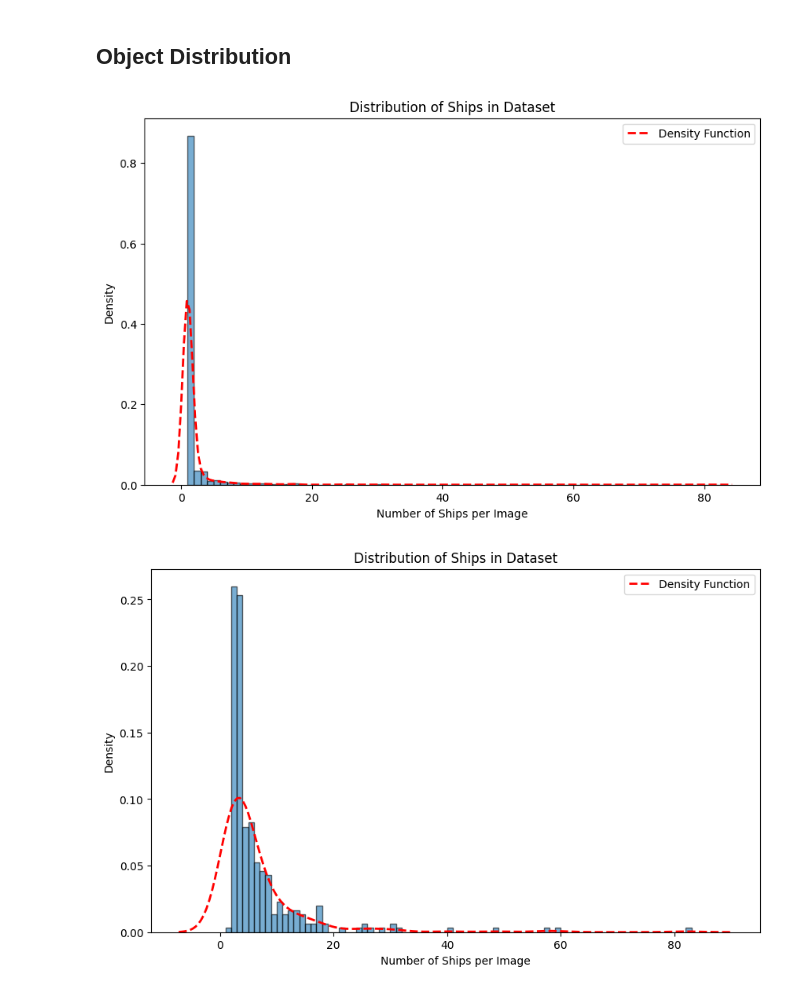
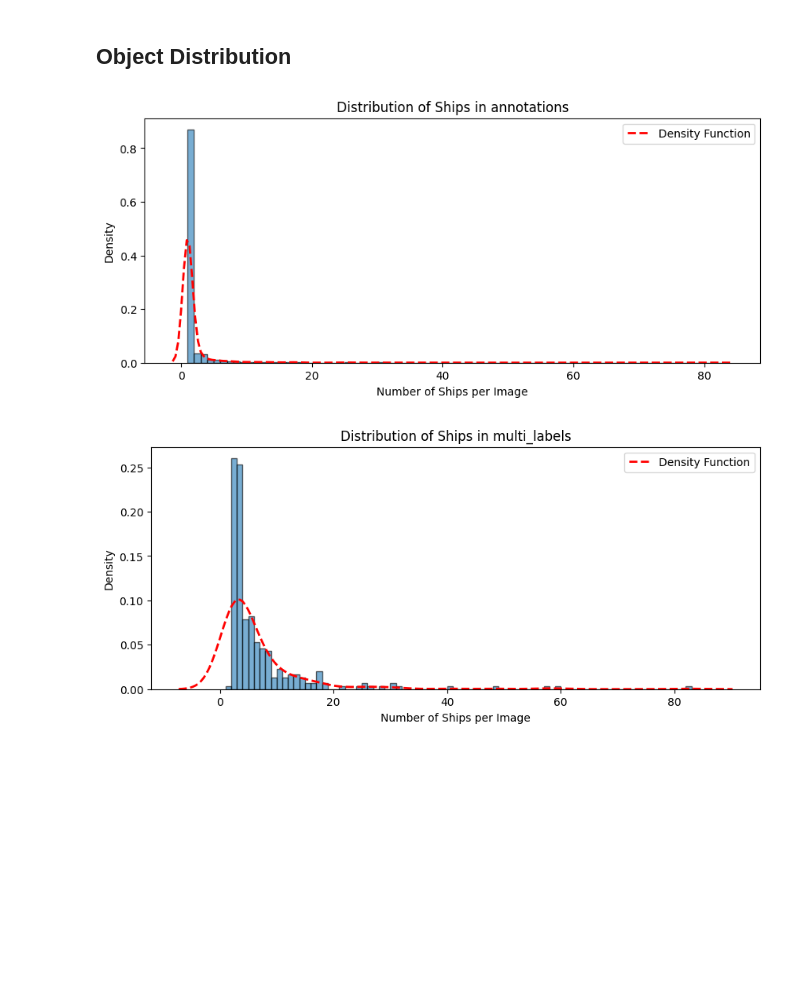
Before and after one commit to ElanoBeer/synthetic-satellite-pipeline, a Jupyter notebook: notebooks/masativ2_testing.ipynb, the cells around one changed output. Cells and saved outputs as stored; diff of their text form; code cells hidden in the pictures; blank space fills up the shorter version.

Commit message:
update eda - ship counts

```diff
--- a/notebooks/masativ2_testing.ipynb
+++ b/notebooks/masativ2_testing.ipynb
@@ -104,41 +104,41 @@ def parse_voc_xml(xml_path):
 def create_ship_histogram(xml_folder):
     ship_counts = []
 
     # Loop over all XML files in the folder
     for xml_file in tqdm(os.listdir(xml_folder)):
         if xml_file.endswith('.xml'):
             xml_path = os.path.join(xml_folder, xml_file)
             _, class_labels = parse_voc_xml(xml_path)
 
             # Count the number of ships in this XML
             ship_count = len(class_labels)
             ship_counts.append(ship_count)
 
     # Create histogram
-    plt.figure(figsize=(10, 6))
+    plt.figure(figsize=(10, 4))
     plt.hist(ship_counts, bins=range(min(ship_counts), max(ship_counts) + 2), edgecolor='black', density=True, alpha=0.6)
 
     # Add KDE density plot
     sns.kdeplot(ship_counts, color='red', linestyle='--', linewidth=2, label='Density Function')
 
     # Add labels and title
-    plt.title('Distribution of Ships in Dataset')
+    plt.title(f'Distribution of Ships in {os.path.basename(xml_folder)}')
     plt.xlabel('Number of Ships per Image')
     plt.ylabel('Density')
     plt.legend()
 
     # Show plot
     plt.show()
 
 xml_folder = "E:/Datasets/masati-thesis/annotations"
 create_ship_histogram(xml_folder)
 # %% [output]
-[figure, old version]
+[figure, new version]
 # %%
 xml_folder = "E:/Datasets/MasatiV2/multi_labels"
 create_ship_histogram(xml_folder)
 # %% [output]
-[figure, old version]
+[figure, new version]
 # %%
 xml_folder = "E:/Datasets/MasatiV2/coast_ship_labels"
 create_ship_histogram(xml_folder)
```
Also changed, not shown: parts of 1 cell of this notebook.
